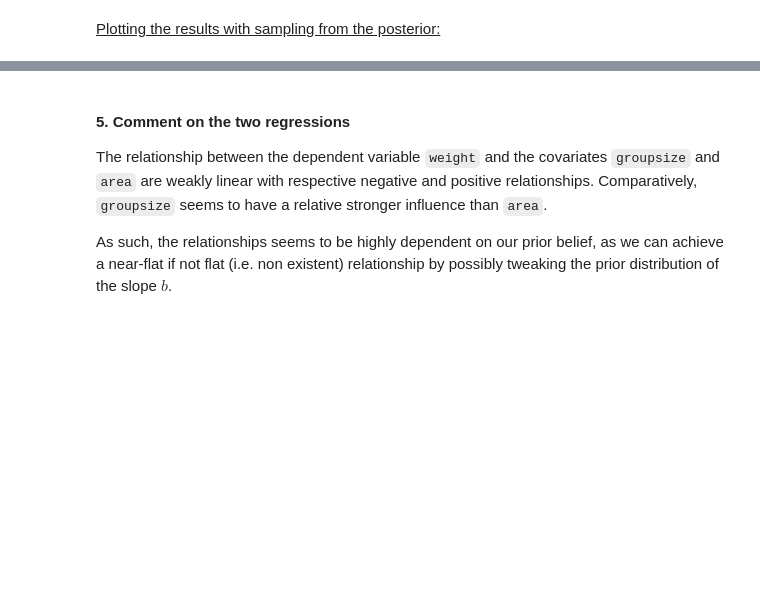
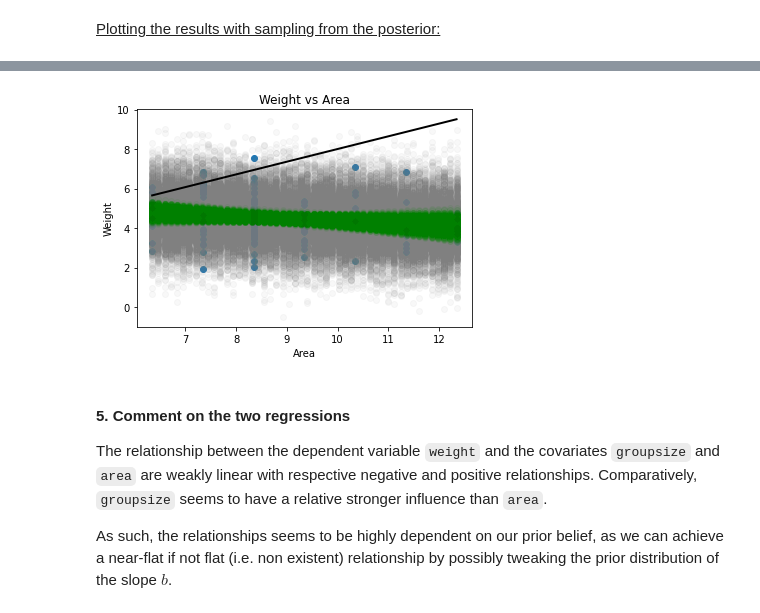
Before and after one commit to qlero/UCA_MSc-DS2, a Jupyter notebook: bayesian_learning/assignments/assignment_2/assignments_2.ipynb, the cells around one changed output, grey strips where cells are left out. Saved outputs shown, nothing was run; the diff lists cells and outputs as text; code cells hidden in the pictures; blank space fills up the shorter version.

```diff
--- a/bayesian_learning/assignments/assignment_2/assignments_2.ipynb
+++ b/bayesian_learning/assignments/assignment_2/assignments_2.ipynb
@@ -751,3 +884,18 @@ sampling_from_posterior(
+# %%
+counterfactual_plot(
+    centered_data,
+    "weight",
+    mean_groupsize,
+    "groupsize",
+    'Weight vs Area',
+    "Area",
+    "Weight",
+    posterior_samples,
+    higher_order = True,
+    max_order = 1
+)
+# %% [output]
+[figure, added]
 # %% [markdown]
 #### 5. Comment on the two regressions
 
```
Also changed, not shown: parts of 44 cells of this notebook, 1 other file.
